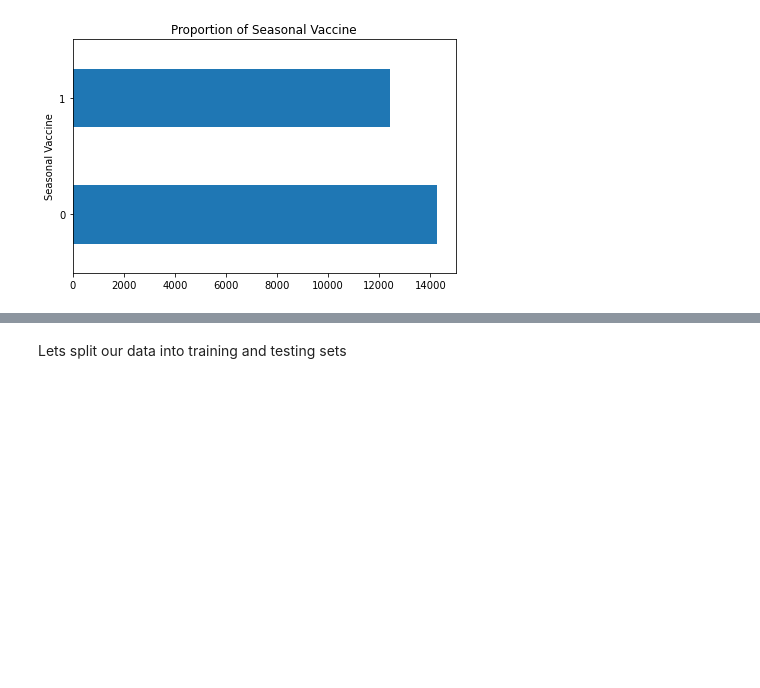
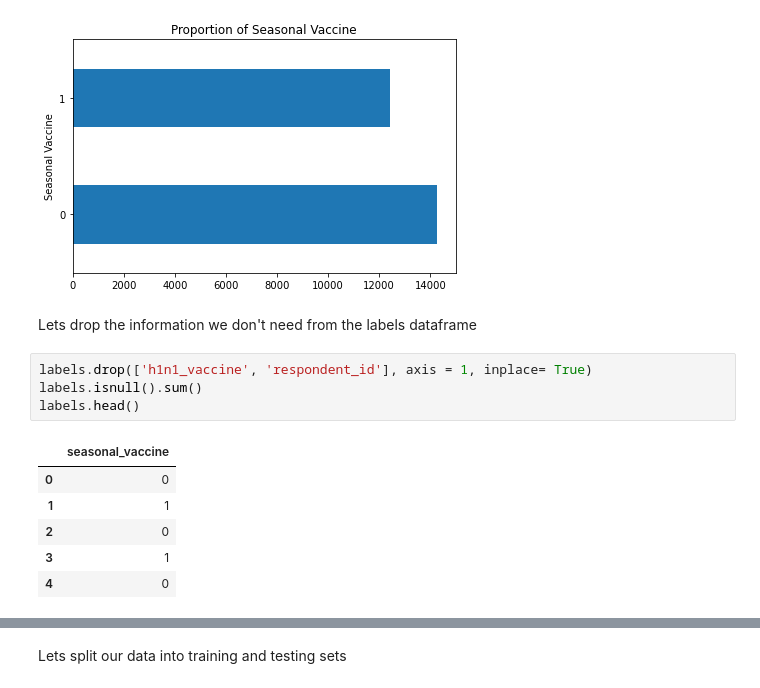
Before and after one commit to sanderlin2013/Predicting-Flu-Vaccines, a Jupyter notebook: Scratchpad.ipynb, the cells around one changed output, grey strips where cells are left out. Cells and saved outputs as stored; diff of their text form; blank space fills up the shorter version.

```diff
--- a/Scratchpad.ipynb
+++ b/Scratchpad.ipynb
@@ -268,3 +273,16 @@ ax.set_ylabel("Seasonal Vaccine")
 fig.tight_layout()
 # %% [output]
 [figure]
+# %% [markdown]
+Lets drop the information we don't need from the labels dataframe
+# %%
+labels.drop(['h1n1_vaccine', 'respondent_id'], axis = 1, inplace= True)
+labels.isnull().sum()
+labels.head()
+# %% [output]
+|  | seasonal_vaccine |
+| 0 | 0 |
+| 1 | 1 |
+| 2 | 0 |
+| 3 | 1 |
+| 4 | 0 |
```
Also changed, not shown: parts of 23 cells of this notebook.
